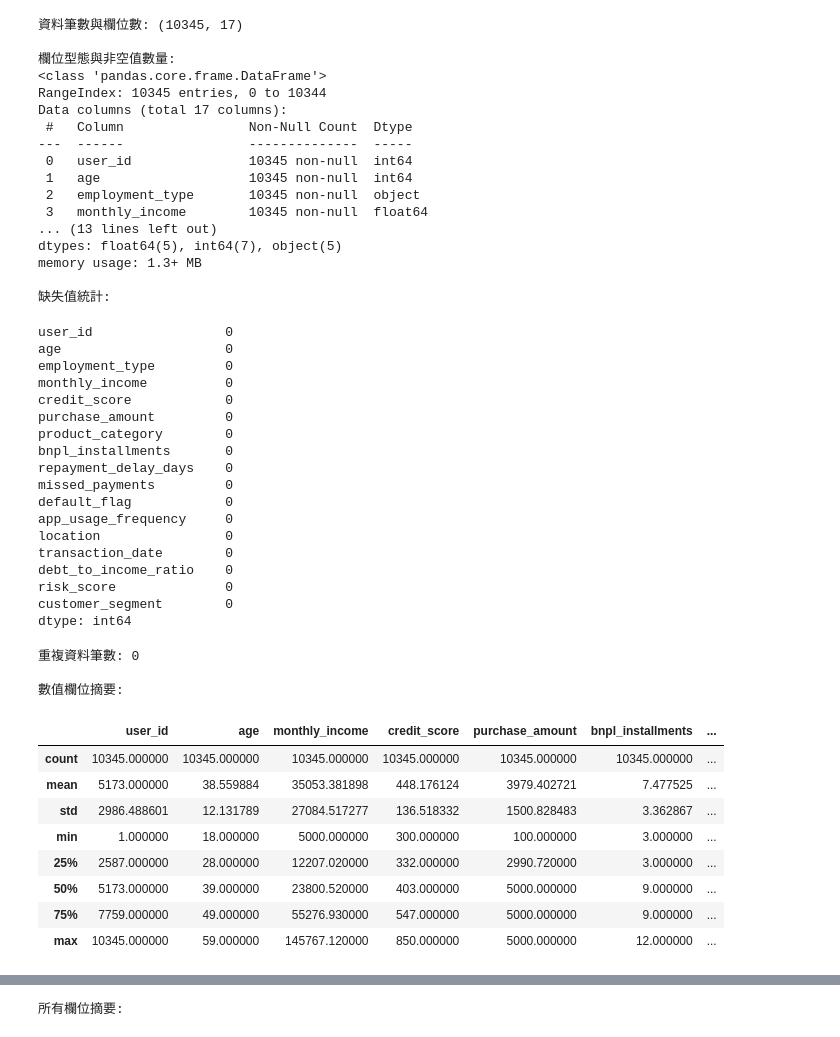
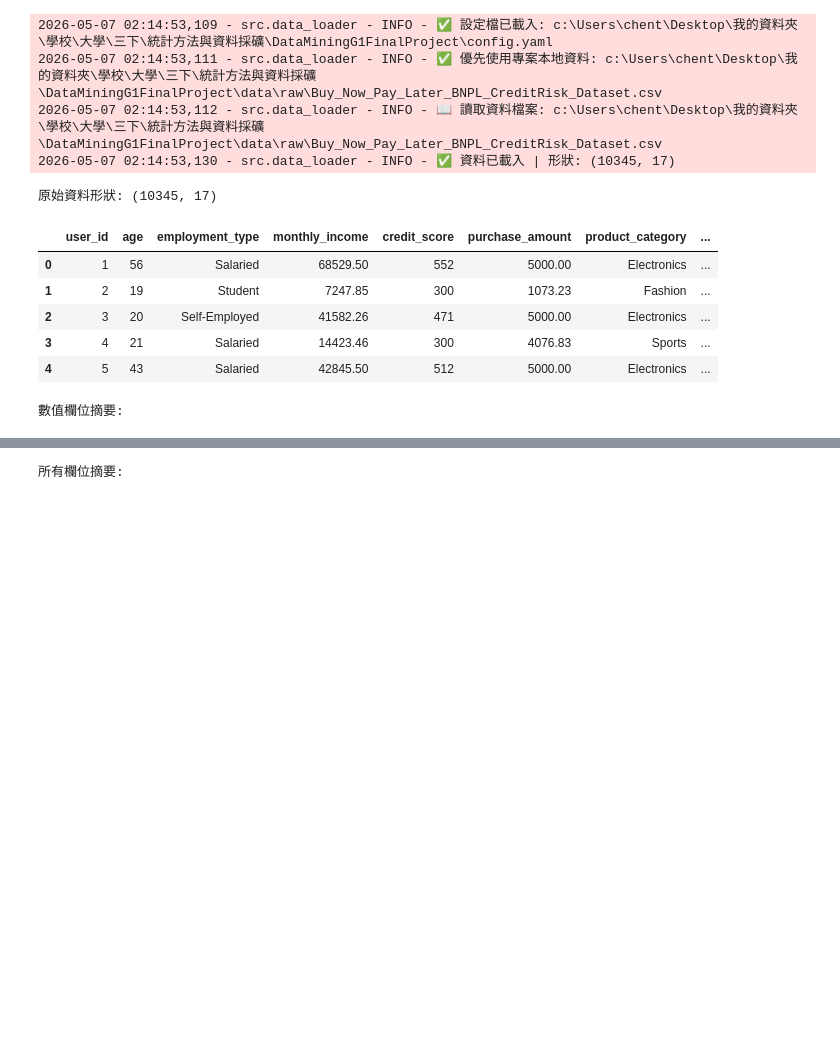
Before and after one commit to BobbleUnderBox/DataMiningG1FinalProject, a Jupyter notebook: notebooks/01_data_preprocessing.ipynb, the cells around one changed output, grey strips where cells are left out. Saved outputs shown, nothing was run; the diff lists cells and outputs as text; code cells hidden in the pictures; blank space fills up the shorter version.

```diff
--- a/notebooks/01_data_preprocessing.ipynb
+++ b/notebooks/01_data_preprocessing.ipynb
@@ -68,69 +35,25 @@ EDA 的目的是先探索資料，了解欄位型態、分佈與缺失情況，
 # %%
-# 1. 顯示資料集基本形狀
-print("資料筆數與欄位數:", df.shape)
+# 載入原始資料（若本地無資料則會自動嘗試從 Kaggle 下載）
+df = load_data()
+print(f"原始資料形狀: {df.shape}")
+display(df.head())
 
-# 2. 欄位型態與 non-null 數量
-print("\n欄位型態與非空值數量:")
-df.info()
-
-# 3. 缺失值檢查
-print("\n缺失值統計:")
-display(df.isna().sum())
-
-# 4. 重複資料檢查
-print("\n重複資料筆數:", df.duplicated().sum())
-
-# 5. 基本統計摘要（數值與類別欄位）
+# 基本統計摘要
 print("\n數值欄位摘要:")
 display(df.describe())
 
 print("\n所有欄位摘要:")
 display(df.describe(include='all').T)
 # %% [output]
-資料筆數與欄位數: (10345, 17)
-
-欄位型態與非空值數量:
-<class 'pandas.core.frame.DataFrame'>
-RangeIndex: 10345 entries, 0 to 10344
-Data columns (total 17 columns):
- #   Column                Non-Null Count  Dtype
----  ------                --------------  -----
- 0   user_id               10345 non-null  int64
- 1   age                   10345 non-null  int64
- 2   employment_type       10345 non-null  object
- 3   monthly_income        10345 non-null  float64
-... (13 lines left out)
-dtypes: float64(5), int64(7), object(5)
-memory usage: 1.3+ MB
-
-缺失值統計:
+2026-05-07 02:14:53,109 - src.data_loader - INFO - ✅ 設定檔已載入: c:\Users\chent\Desktop\我的資料夾\學校\大學\三下\統計方法與資料採礦\DataMiningG1FinalProject\config.yaml
+2026-05-07 02:14:53,111 - src.data_loader - INFO - ✅ 優先使用專案本地資料: c:\Users\chent\Desktop\我的資料夾\學校\大學\三下\統計方法與資料採礦\DataMiningG1FinalProject\data\raw\Buy_Now_Pay_Later_BNPL_CreditRisk_Dataset.csv
+2026-05-07 02:14:53,112 - src.data_loader - INFO - 📖 讀取資料檔案: c:\Users\chent\Desktop\我的資料夾\學校\大學\三下\統計方法與資料採礦\DataMiningG1FinalProject\data\raw\Buy_Now_Pay_Later_BNPL_CreditRisk_Dataset.csv
+2026-05-07 02:14:53,130 - src.data_loader - INFO - ✅ 資料已載入 | 形狀: (10345, 17)
-user_id                 0
-age                     0
-employment_type         0
-monthly_income          0
-credit_score            0
-purchase_amount         0
-product_category        0
-bnpl_installments       0
-repayment_delay_days    0
-missed_payments         0
-default_flag            0
-app_usage_frequency     0
-location                0
-transaction_date        0
-debt_to_income_ratio    0
-risk_score              0
-customer_segment        0
-dtype: int64
+原始資料形狀: (10345, 17)
+|  | user_id | age | employment_type | monthly_income | credit_score | purchase_amount | product_category | ... |
+| 0 | 1 | 56 | Salaried | 68529.50 | 552 | 5000.00 | Electronics | ... |
+| 1 | 2 | 19 | Student | 7247.85 | 300 | 1073.23 | Fashion | ... |
+| 2 | 3 | 20 | Self-Employed | 41582.26 | 471 | 5000.00 | Electronics | ... |
+| 3 | 4 | 21 | Salaried | 14423.46 | 300 | 4076.83 | Sports | ... |
+| 4 | 5 | 43 | Salaried | 42845.50 | 512 | 5000.00 | Electronics | ... |
-重複資料筆數: 0
-
 數值欄位摘要:
-|  | user_id | age | monthly_income | credit_score | purchase_amount | bnpl_installments | ... |
-| count | 10345.000000 | 10345.000000 | 10345.000000 | 10345.000000 | 10345.000000 | 10345.000000 | ... |
-| mean | 5173.000000 | 38.559884 | 35053.381898 | 448.176124 | 3979.402721 | 7.477525 | ... |
-| std | 2986.488601 | 12.131789 | 27084.517277 | 136.518332 | 1500.828483 | 3.362867 | ... |
-| min | 1.000000 | 18.000000 | 5000.000000 | 300.000000 | 100.000000 | 3.000000 | ... |
-| 25% | 2587.000000 | 28.000000 | 12207.020000 | 332.000000 | 2990.720000 | 3.000000 | ... |
-| 50% | 5173.000000 | 39.000000 | 23800.520000 | 403.000000 | 5000.000000 | 9.000000 | ... |
-| 75% | 7759.000000 | 49.000000 | 55276.930000 | 547.000000 | 5000.000000 | 9.000000 | ... |
-| max | 10345.000000 | 59.000000 | 145767.120000 | 850.000000 | 5000.000000 | 12.000000 | ... |
```
Also changed, not shown: parts of 33 cells of this notebook, 19 other files.
